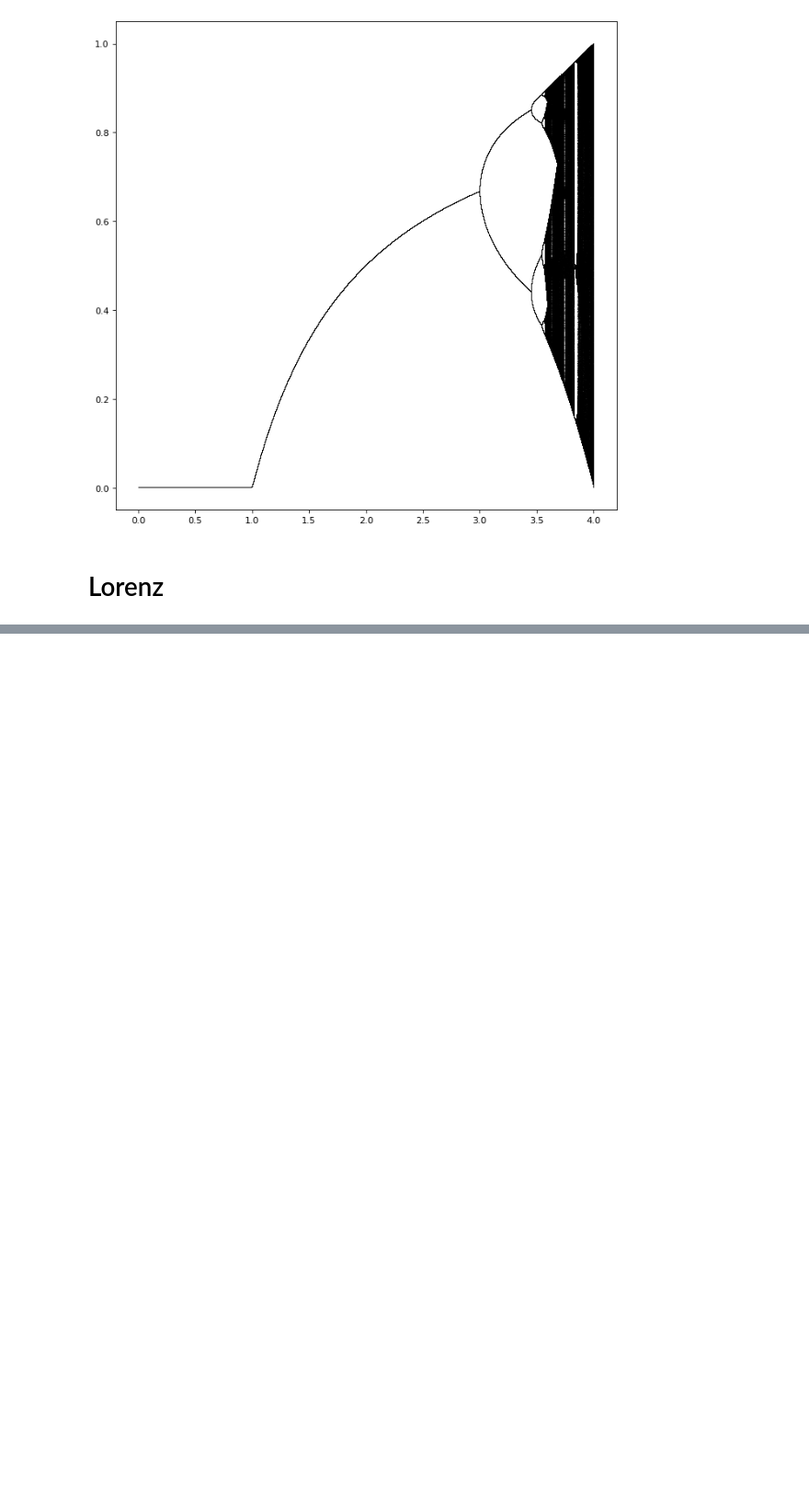
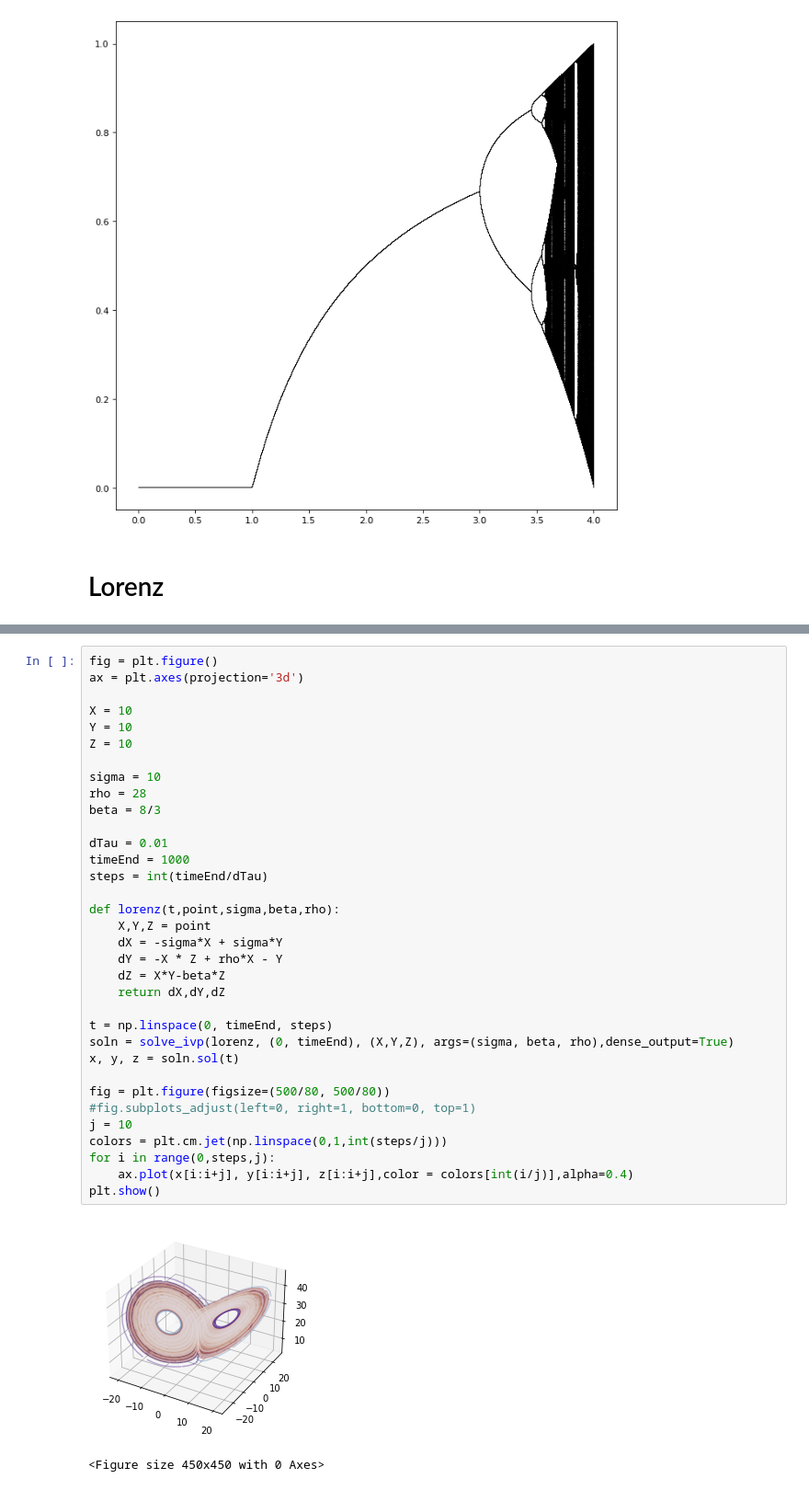
Before and after one commit to CodeMG/CrowdModellingExercise3, a Jupyter notebook: Task4.ipynb, the cells around one changed output, grey strips where cells are left out. Shown: that part at 92% size. Saved outputs shown, nothing was run; the diff lists cells and outputs as text; blank space fills up the shorter version.

```diff
--- a/Task4.ipynb
+++ b/Task4.ipynb
@@ -90,0 +41,37 @@ Z: 17.252734647859985
+# %%
+fig = plt.figure()
+ax = plt.axes(projection='3d')
+
+X = 10
+Y = 10
+Z = 10
+
+sigma = 10
+rho = 28
+beta = 8/3
+
+dTau = 0.01
+timeEnd = 1000
+steps = int(timeEnd/dTau)
+
+def lorenz(t,point,sigma,beta,rho):
+    X,Y,Z = point
+    dX = -sigma*X + sigma*Y
+    dY = -X * Z + rho*X - Y
+    dZ = X*Y-beta*Z
+    return dX,dY,dZ
+
+t = np.linspace(0, timeEnd, steps)
+soln = solve_ivp(lorenz, (0, timeEnd), (X,Y,Z), args=(sigma, beta, rho),dense_output=True)
+x, y, z = soln.sol(t)
+
+fig = plt.figure(figsize=(500/80, 500/80))
+#fig.subplots_adjust(left=0, right=1, bottom=0, top=1)
+j = 10
+colors = plt.cm.jet(np.linspace(0,1,int(steps/j)))
+for i in range(0,steps,j):
+    ax.plot(x[i:i+j], y[i:i+j], z[i:i+j],color = colors[int(i/j)],alpha=0.4)
+plt.show()
+# %% [output]
+[figure, added]
+<Figure size 450x450 with 0 Axes>
```
Also changed, not shown: parts of 5 cells of this notebook.
